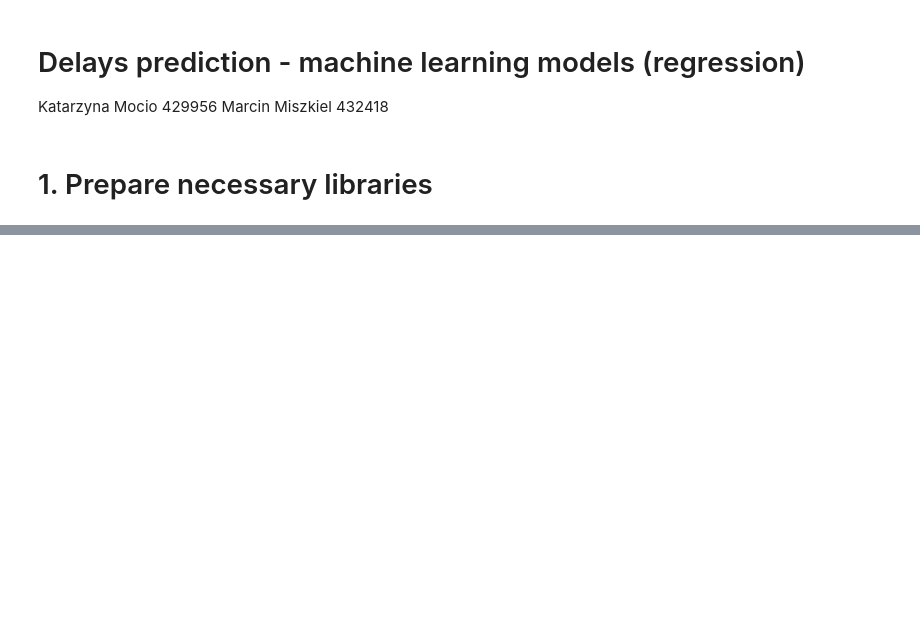
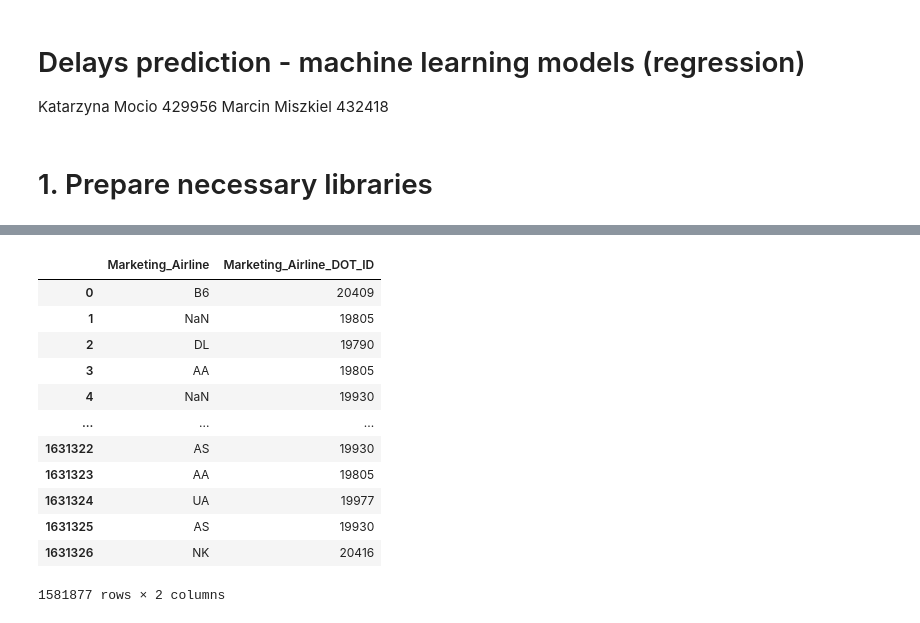
Before and after one commit to mqrcinoo/MachineLearning1Project, a Jupyter notebook: regression.ipynb, the cells around one changed output, grey strips where cells are left out. Drawn from its saved outputs; the diff is of its cells as text; code cells hidden in the pictures; blank space fills up the shorter version.

```diff
--- a/regression.ipynb
+++ b/regression.ipynb
@@ -41,0 +126,17 @@ import sklearn
+# %%
+grouped_delays = delays[['Marketing_Airline', 'Marketing_Airline_DOT_ID']]
+grouped_delays
+# %% [output]
+|  | Marketing_Airline | Marketing_Airline_DOT_ID |
+| 0 | B6 | 20409 |
+| 1 | NaN | 19805 |
+| 2 | DL | 19790 |
+| 3 | AA | 19805 |
+| 4 | NaN | 19930 |
+| ... | ... | ... |
+| 1631322 | AS | 19930 |
+| 1631323 | AA | 19805 |
+| 1631324 | UA | 19977 |
+| 1631325 | AS | 19930 |
+| 1631326 | NK | 20416 |
+1581877 rows × 2 columns
```
Also changed, not shown: parts of 9 cells of this notebook, 2 other files.
